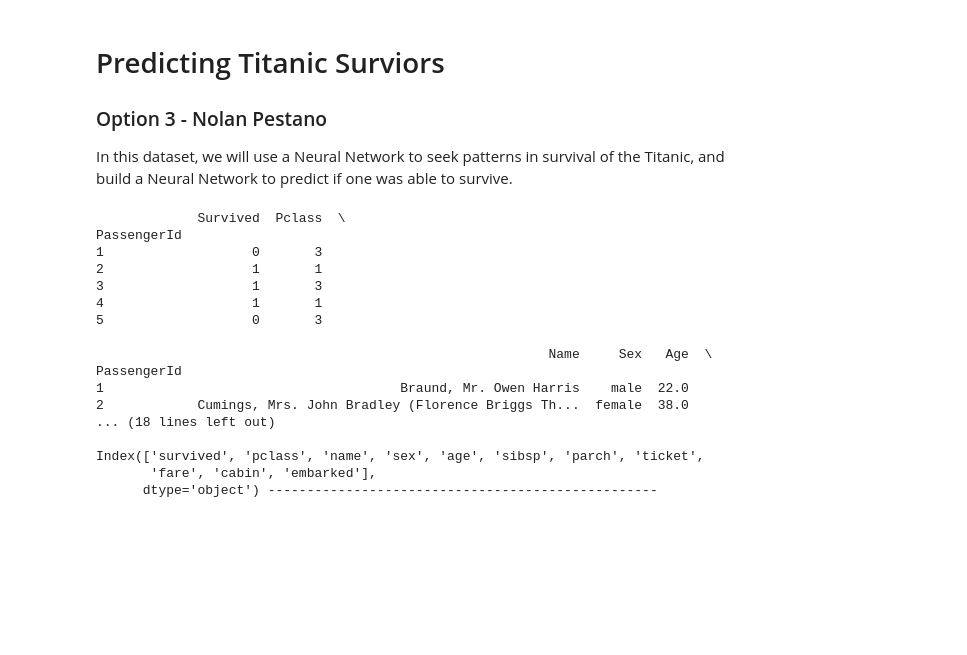
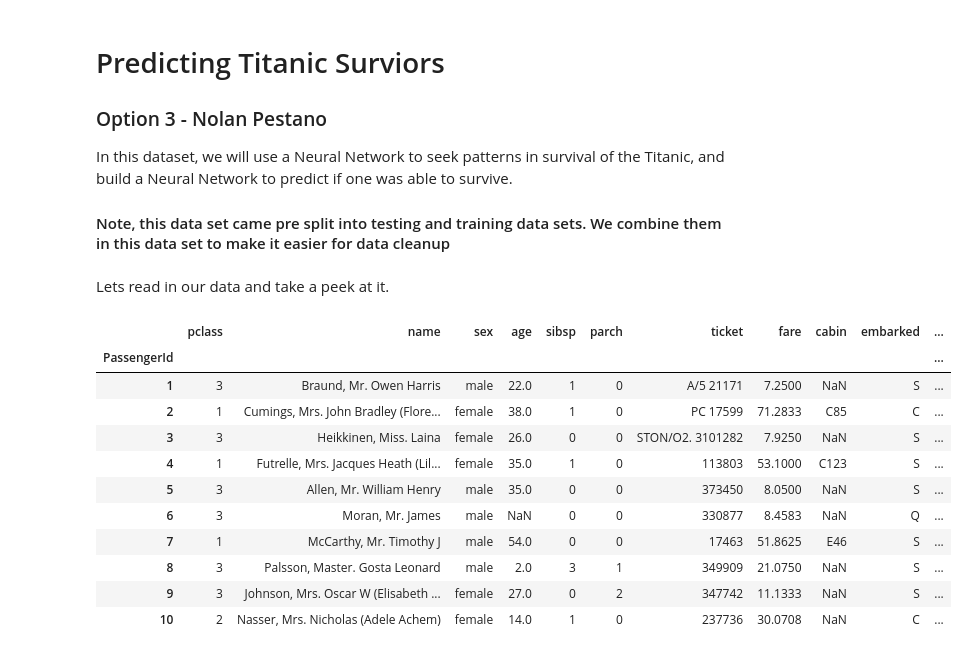
Before and after one commit to nnnolan/IT3040, a Jupyter notebook: final/option3_nrpw88/titanic_nn.ipynb, the cells around one changed output. Saved outputs shown, nothing was run; the diff lists cells and outputs as text; code cells hidden in the pictures; blank space fills up the shorter version.

```diff
--- a/final/option3_nrpw88/titanic_nn.ipynb
+++ b/final/option3_nrpw88/titanic_nn.ipynb
@@ -3,6 +3,9 @@
 ### Option 3 - Nolan Pestano
 
 In this dataset, we will use a Neural Network to seek patterns in survival of the Titanic, and build a Neural Network to predict if one was able to survive.
+
+
+#### Note, this data set came pre split into testing and training data sets. We combine them in this data set to make it easier for data cleanup
 # %%
 import pandas as pd
 import numpy as np
@@ -10,30 +13,31 @@ import matplotlib.pyplot as plt
 import seaborn as sns
 
 sns.set_style("whitegrid")
-# %%
-df = pd.read_csv("titanic_data.csv",index_col=0)
-sep = "-"*50 + "\n"
-print(df.head(), sep, df.describe().transpose(), sep)
-
-df.columns = df.columns.str.lower()
-print(df.columns, sep)
-df.columns = [['pclass', 'name', 'sex', 'age', 'sibsp', 'parch', 'ticket',
-       'fare', 'cabin', 'embarked','survived']] # move the survived to the end, which makes sense to me https://stackoverflow.com/questions/35321812/move-column-in-pandas-dataframe
-# %% [output]
-             Survived  Pclass  \
-PassengerId
-1                   0       3
-2                   1       1
-3                   1       3
-4                   1       1
-5                   0       3
-
-                                                          Name     Sex   Age  \
-PassengerId
-1                                      Braund, Mr. Owen Harris    male  22.0
-2            Cumings, Mrs. John Bradley (Florence Briggs Th...  female  38.0
-... (18 lines left out)
-
-Index(['survived', 'pclass', 'name', 'sex', 'age', 'sibsp', 'parch', 'ticket',
-       'fare', 'cabin', 'embarked'],
-      dtype='object') --------------------------------------------------
+# %% [markdown]
+Lets read in our data and take a peek at it.
+# %%
+df = pd.read_csv("titanic.csv",index_col=0)
+
+
+# move the survived column to the end, it makes sense to me for it to be at teh end
+# https://stackoverflow.com/questions/25649429/how-to-swap-two-dataframe-columns
+columns_titles = ['Pclass', 'Name', 'Sex', 'Age', 'SibSp', 'Parch', 'Ticket',
+       'Fare', 'Cabin', 'Embarked','Survived']
+df=df.reindex(columns=columns_titles)
+
+df.columns = map(str.lower, df.columns)
+
+df.head(10)
+# %% [output]
+|  | pclass | name | sex | age | sibsp | parch | ticket | fare | cabin | embarked | ... |
+| PassengerId |  |  |  |  |  |  |  |  |  |  | ... |
+| 1 | 3 | Braund, Mr. Owen Harris | male | 22.0 | 1 | 0 | A/5 21171 | 7.2500 | NaN | S | ... |
+| 2 | 1 | Cumings, Mrs. John Bradley (Flore... | female | 38.0 | 1 | 0 | PC 17599 | 71.2833 | C85 | C | ... |
+| 3 | 3 | Heikkinen, Miss. Laina | female | 26.0 | 0 | 0 | STON/O2. 3101282 | 7.9250 | NaN | S | ... |
+| 4 | 1 | Futrelle, Mrs. Jacques Heath (Lil... | female | 35.0 | 1 | 0 | 113803 | 53.1000 | C123 | S | ... |
+| 5 | 3 | Allen, Mr. William Henry | male | 35.0 | 0 | 0 | 373450 | 8.0500 | NaN | S | ... |
+| 6 | 3 | Moran, Mr. James | male | NaN | 0 | 0 | 330877 | 8.4583 | NaN | Q | ... |
+| 7 | 1 | McCarthy, Mr. Timothy J | male | 54.0 | 0 | 0 | 17463 | 51.8625 | E46 | S | ... |
+| 8 | 3 | Palsson, Master. Gosta Leonard | male | 2.0 | 3 | 1 | 349909 | 21.0750 | NaN | S | ... |
+| 9 | 3 | Johnson, Mrs. Oscar W (Elisabeth ... | female | 27.0 | 0 | 2 | 347742 | 11.1333 | NaN | S | ... |
+| 10 | 2 | Nasser, Mrs. Nicholas (Adele Achem) | female | 14.0 | 1 | 0 | 237736 | 30.0708 | NaN | C | ... |
```
Also changed, not shown: parts of 13 cells of this notebook, 1 other file.
